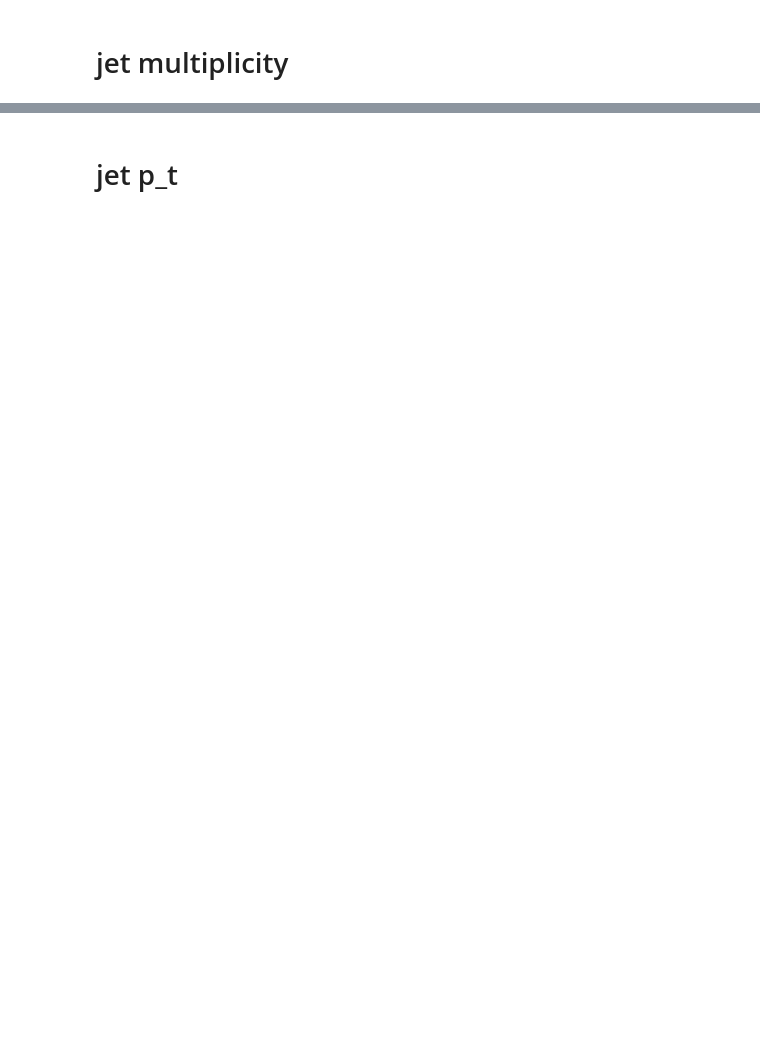
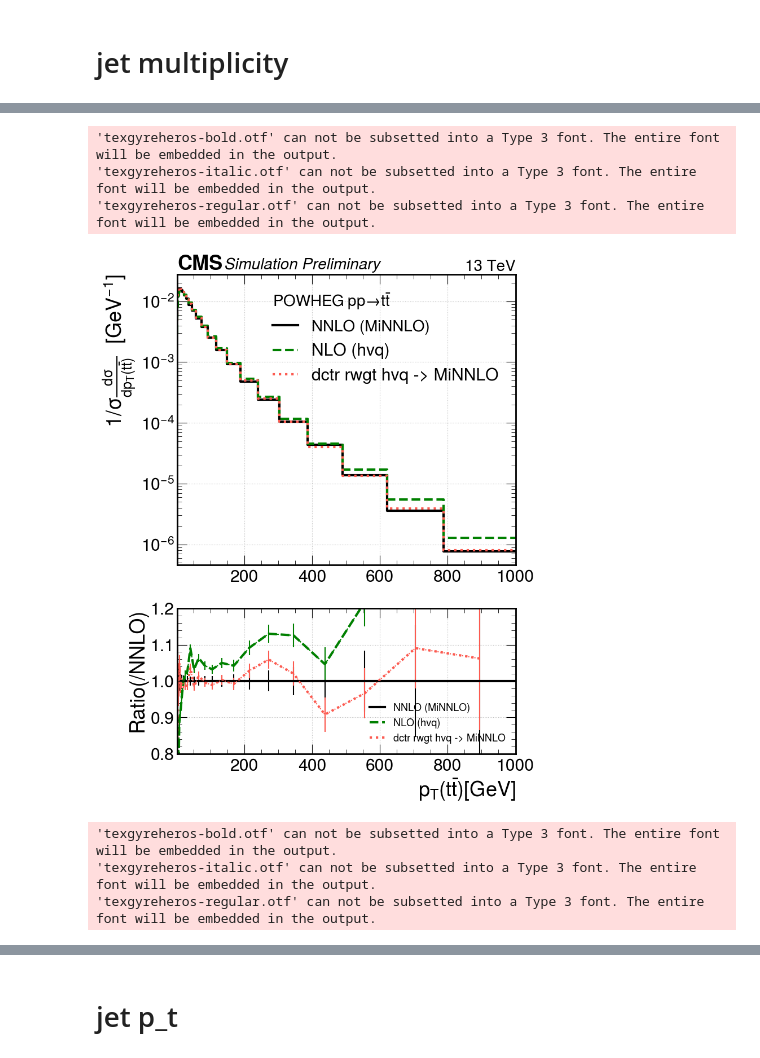
Before and after one commit to finnpuschmann/DCTR_FP, a Jupyter notebook: 20240603_shower_jets/DCTR_jets_notebook.ipynb, the cells around one changed output, grey strips where cells are left out. Drawn from its saved outputs; the diff is of its cells as text; code cells hidden in the pictures; blank space fills up the shorter version.

```diff
--- a/20240603_shower_jets/DCTR_jets_notebook.ipynb
+++ b/20240603_shower_jets/DCTR_jets_notebook.ipynb
@@ -268,0 +256,25 @@ DCTR.plot_ratio_cms_2(args_test, arg_index=0, part_index=0, bins=log_bins, y_sca
+# %%
+args = [(X1_showered, X1_wgt, 'NNLO (MiNNLO)'),
+        (X0_showered, X0_wgt, 'NLO (hvq)'),
+        (X0_showered, rwgt, 'dctr rwgt hvq -> MiNNLO')]
+
+
+log_bins = np.logspace(np.log10(1), np.log10(1000), 30)
+
+
+DCTR.plot_ratio_cms(args, bins = log_bins, y_scale = 'log', ratio_ylim=[0.8, 1.2]) #, part_label='Jet', arg_label='multiplicity', unit='', inv_unit='')
+
+
+args_filtered = [(X1_showered, X1_wgt, 'NNLO (MiNNLO)'),
+                 (X0_filtered_showered, X0_filtered_wgt, 'filtered NLO (hvq) dileptonic decay only'),
+                 (X0_filtered_showered, rwgt_filtered, 'dctr rwgt filtered hvq -> MiNNLO')]
+
+DCTR.plot_ratio_cms(args_filtered, bins = log_bins, y_scale = 'log', ratio_ylim=[0.8, 1.2]) #, part_label='Jet', arg_label='multiplicity', unit='', inv_unit='')
+# %% [output]
+'texgyreheros-bold.otf' can not be subsetted into a Type 3 font. The entire font will be embedded in the output.
+'texgyreheros-italic.otf' can not be subsetted into a Type 3 font. The entire font will be embedded in the output.
+'texgyreheros-regular.otf' can not be subsetted into a Type 3 font. The entire font will be embedded in the output.
+[figure, added]
+'texgyreheros-bold.otf' can not be subsetted into a Type 3 font. The entire font will be embedded in the output.
+'texgyreheros-italic.otf' can not be subsetted into a Type 3 font. The entire font will be embedded in the output.
+'texgyreheros-regular.otf' can not be subsetted into a Type 3 font. The entire font will be embedded in the output.
```
Also changed, not shown: parts of 17 cells of this notebook, 3 other files.
